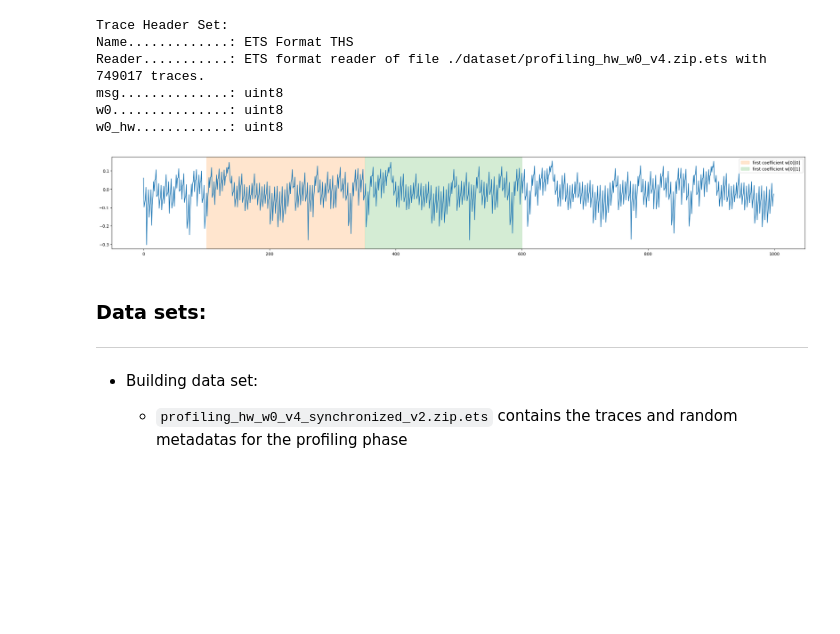
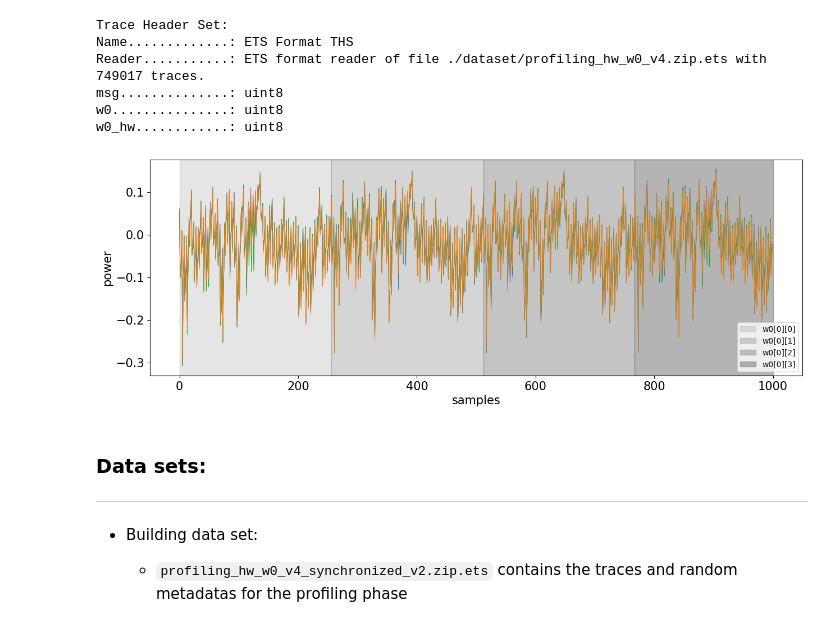
Before and after one commit to anders1901/Dilithium-decompose, a Jupyter notebook: template/4.1_ARM_dilithium_datasets_overview.ipynb, the cells around one changed output. Cells and saved outputs as stored; diff of their text form; code cells hidden in the pictures; blank space fills up the shorter version.

```diff
--- a/template/4.1_ARM_dilithium_datasets_overview.ipynb
+++ b/template/4.1_ARM_dilithium_datasets_overview.ipynb
@@ -56,14 +63,28 @@ msg..............: uint8
 w0...............: uint8
 w0_hw............: uint8
 # %%
-fg, ax = plt.subplots(figsize=(30,4))
-ax.axvspan(xmin=100, xmax=350, alpha=0.2, color="C1", label="first coefficient w[0][0] ")
-ax.axvspan(xmin=351, xmax=600, alpha=0.2, color="C2", label="first coefficient w[0][1] ")
-ax.plot(ths_building.samples[0].T)
-plt.legend()
+fg, ax = plt.subplots(figsize=(15, 5))
+
+#filtered = filters.butterworth(data=power_trace, frequency=1e8, cutoff=5e6, filter_type=filters.FilterType.LOW_PASS)
+#ax.plot(ths_building.samples[:10].T, alpha=1)
+#ax.plot(ths_building.samples[:10, :], alpha=1)
+ax.plot(ths_building.samples[0], alpha=1, color = "tab:purple", linewidth='0.8')
+ax.plot(ths_building.samples[1], alpha=1, color = "tab:blue",linewidth='0.75')
+ax.plot(ths_building.samples[2], alpha=1, color = "tab:green",linewidth='0.7')
+ax.plot(ths_building.samples[3], alpha=1, color = "tab:orange",linewidth='0.65')
+ax.axvspan(xmin=0, xmax=256, alpha=0.20, color="grey", label="w0[0][0]")
+ax.axvspan(xmin=256, xmax=512, alpha=0.33, color="grey", label="w0[0][1]")
+ax.axvspan(xmin=512, xmax=767, alpha=0.46, color="grey", label="w0[0][2]")
+ax.axvspan(xmin=767, xmax=1000, alpha=0.59, color="grey", label="w0[0][3]")
+ax.set_xlabel("samples", fontsize = 15)
+ax.set_ylabel("power", fontsize = 15)
+ax.tick_params(axis='both', which='major', labelsize=15)
+#ax.set_title("Leakage detection of MSBytes w0[0][0][0] & w0[0][0][1]\n", fontsize=15)
+#plt.legend()
+ax.legend()
 plt.show()
 # %% [output]
-[figure, old version]
+[figure, new version]
 # %% [markdown]
 ### Data sets:
 -------
```
Also changed, not shown: parts of 6 cells of this notebook, 4 other files.
